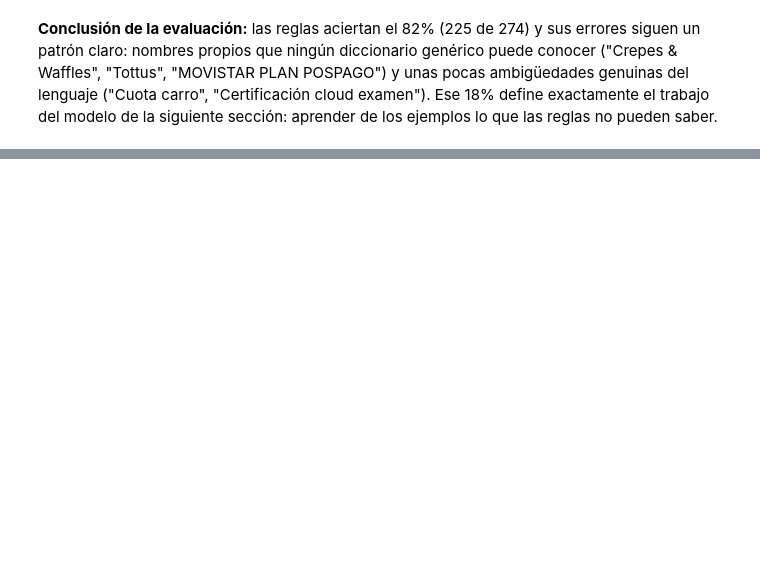
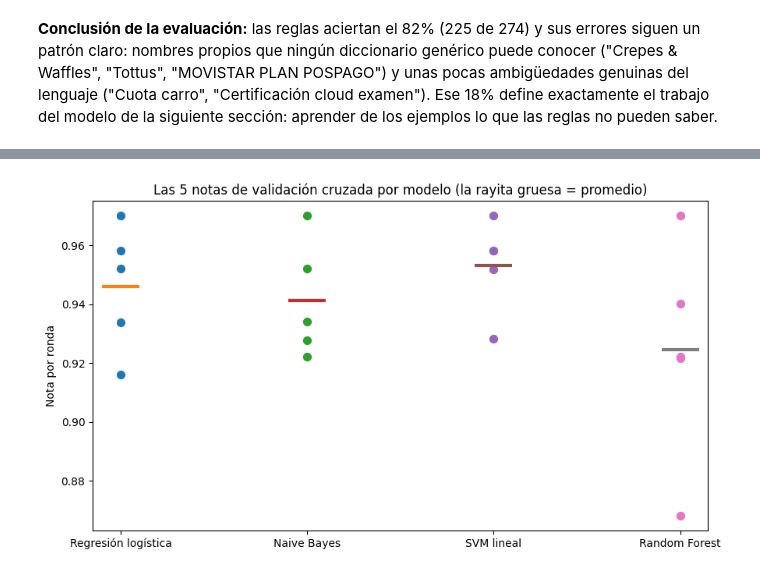
Before and after one commit to No-Country-simulation/G9-LATAM-Team-80-FinanceAI, a Jupyter notebook: clasificador_gastos.ipynb, the cells around one changed output, grey strips where cells are left out. Cells and saved outputs as stored; diff of their text form; code cells hidden in the pictures; blank space fills up the shorter version.

```diff
--- a/clasificador_gastos.ipynb
+++ b/clasificador_gastos.ipynb
@@ -311,0 +394,13 @@ Las 49 transacciones que las reglas fallan:
+# %%
+fig, ax = plt.subplots(figsize=(9, 5))
+for i, n in enumerate(nombres):
+    notas = resultados_cv[n]
+    ax.scatter([i] * len(notas), notas, s=50, zorder=3)                      # las 5 notas
+    ax.scatter(i, notas.mean(), marker="_", s=1200, linewidths=3, zorder=4)  # el promedio
+ax.set_xticks(range(len(nombres)), nombres)
+ax.set_ylabel("Nota por ronda")
+ax.set_title("Las 5 notas de validación cruzada por modelo (la rayita gruesa = promedio)")
+plt.tight_layout()
+plt.show()
+# %% [output]
+[figure, added]
```
Also changed, not shown: parts of 20 cells of this notebook.
